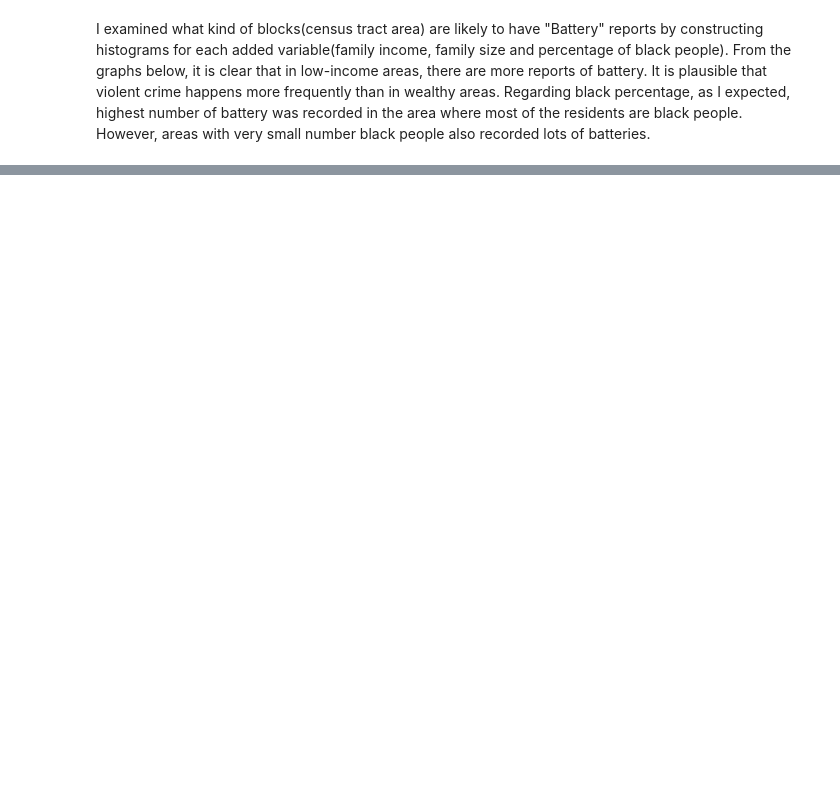
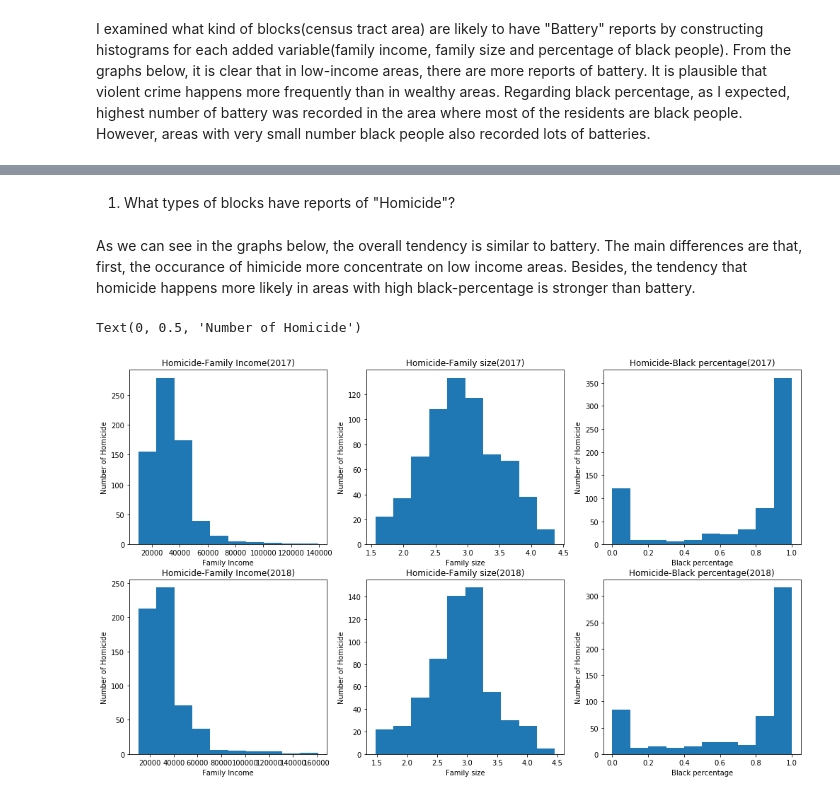
Before and after one commit to takando/Machine-learning-for-Public-Policy, a Jupyter notebook: Machine learning hw1.ipynb, the cells around one changed output, grey strips where cells are left out. Cells and saved outputs as stored; diff of their text form; code cells hidden in the pictures; blank space fills up the shorter version.

```diff
--- a/Machine learning hw1.ipynb
+++ b/Machine learning hw1.ipynb
@@ -641,0 +342,46 @@ print('chi squared of H0 with 5 degrees of freedom p-value:', pval_h0)
+# %% [markdown]
+1. What types of blocks have reports of "Homicide"?
+# %% [markdown]
+As we can see in the graphs below, the overall tendency is similar to battery. The main differences are that, first, the occurance of himicide more concentrate on low income areas. Besides, the tendency that homicide happens more likely in areas with high black-percentage is stronger than battery.
+# %%
+# Choose homicide reports
+homicide = auged_crm17["Primary Type"] == "HOMICIDE"
+crm17_hom = auged_crm17[homicide]
+
+homicide = auged_crm18["Primary Type"] == "HOMICIDE"
+crm18_hom = auged_crm18[homicide]
+
+# Construct histograms
+fig, axes = plt.subplots(nrows=2, ncols=3, figsize=(17,10))
+axes[0,0].hist(crm17_hom["med_inc"], bins=10)
+axes[0,0].set_title('Homicide-Family Income(2017)')
+axes[0,0].set_xlabel('Family Income')
+axes[0,0].set_ylabel('Number of Homicide')
+
+axes[0,1].hist(crm17_hom["fam_size"], bins=10)
+axes[0,1].set_title('Homicide-Family size(2017)')
+axes[0,1].set_xlabel('Family size')
+axes[0,1].set_ylabel('Number of Homicide')
+
+axes[0,2].hist(crm17_hom["per_blk"], bins=10)
+axes[0,2].set_title('Homicide-Black percentage(2017)')
+axes[0,2].set_xlabel('Black percentage')
+axes[0,2].set_ylabel('Number of Homicide')
+
+axes[1,0].hist(crm18_hom["med_inc"], bins=10)
+axes[1,0].set_title('Homicide-Family Income(2018)')
+axes[1,0].set_xlabel('Family Income')
+axes[1,0].set_ylabel('Number of Homicide')
+
+axes[1,1].hist(crm18_hom["fam_size"], bins=10)
+axes[1,1].set_title('Homicide-Family size(2018)')
+axes[1,1].set_xlabel('Family size')
+axes[1,1].set_ylabel('Number of Homicide')
+
+axes[1,2].hist(crm18_hom["per_blk"], bins=10)
+axes[1,2].set_title('Homicide-Black percentage(2018)')
+axes[1,2].set_xlabel('Black percentage')
+axes[1,2].set_ylabel('Number of Homicide')
+# %% [output]
+Text(0, 0.5, 'Number of Homicide')
+[figure, added]
```
Also changed, not shown: parts of 101 cells of this notebook.
